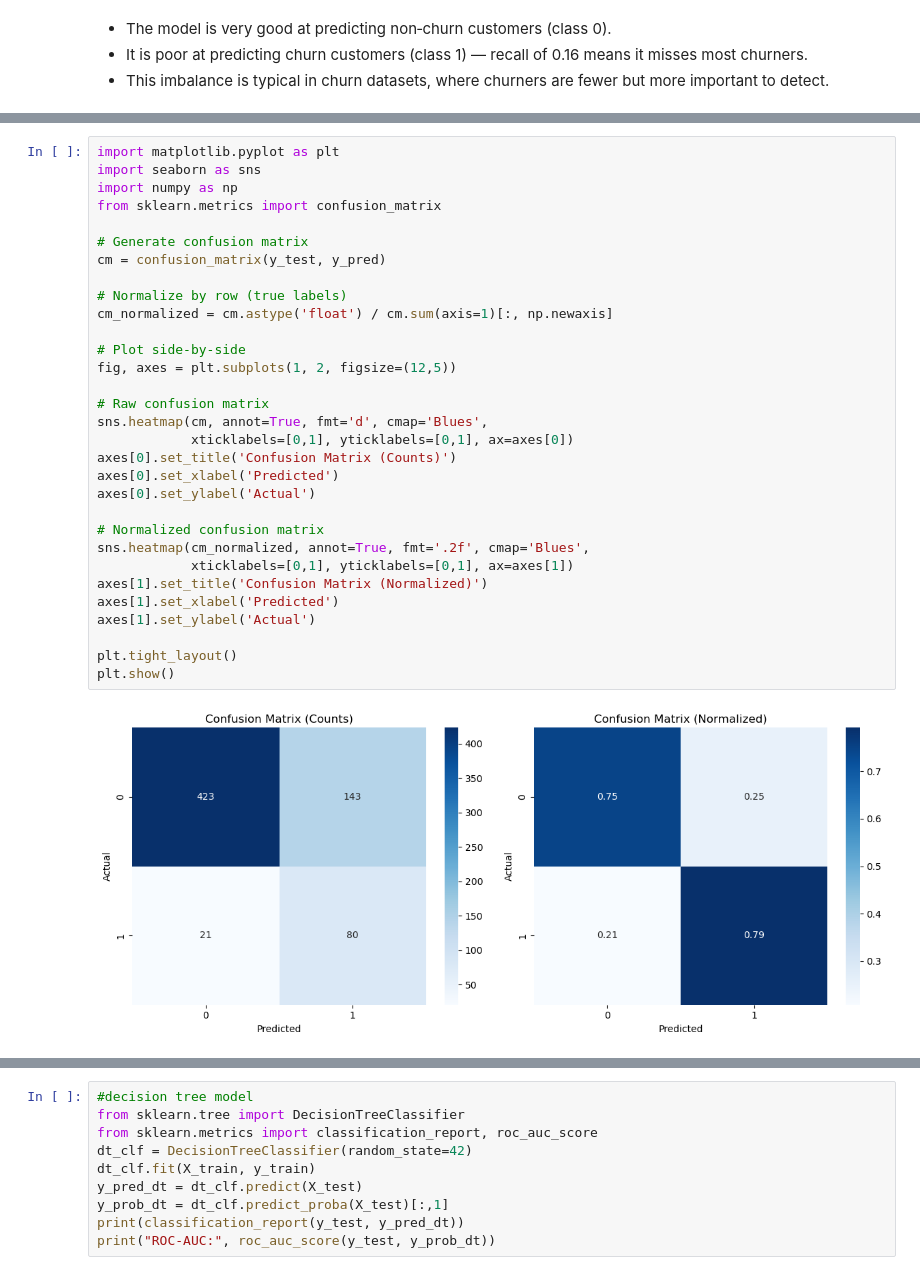
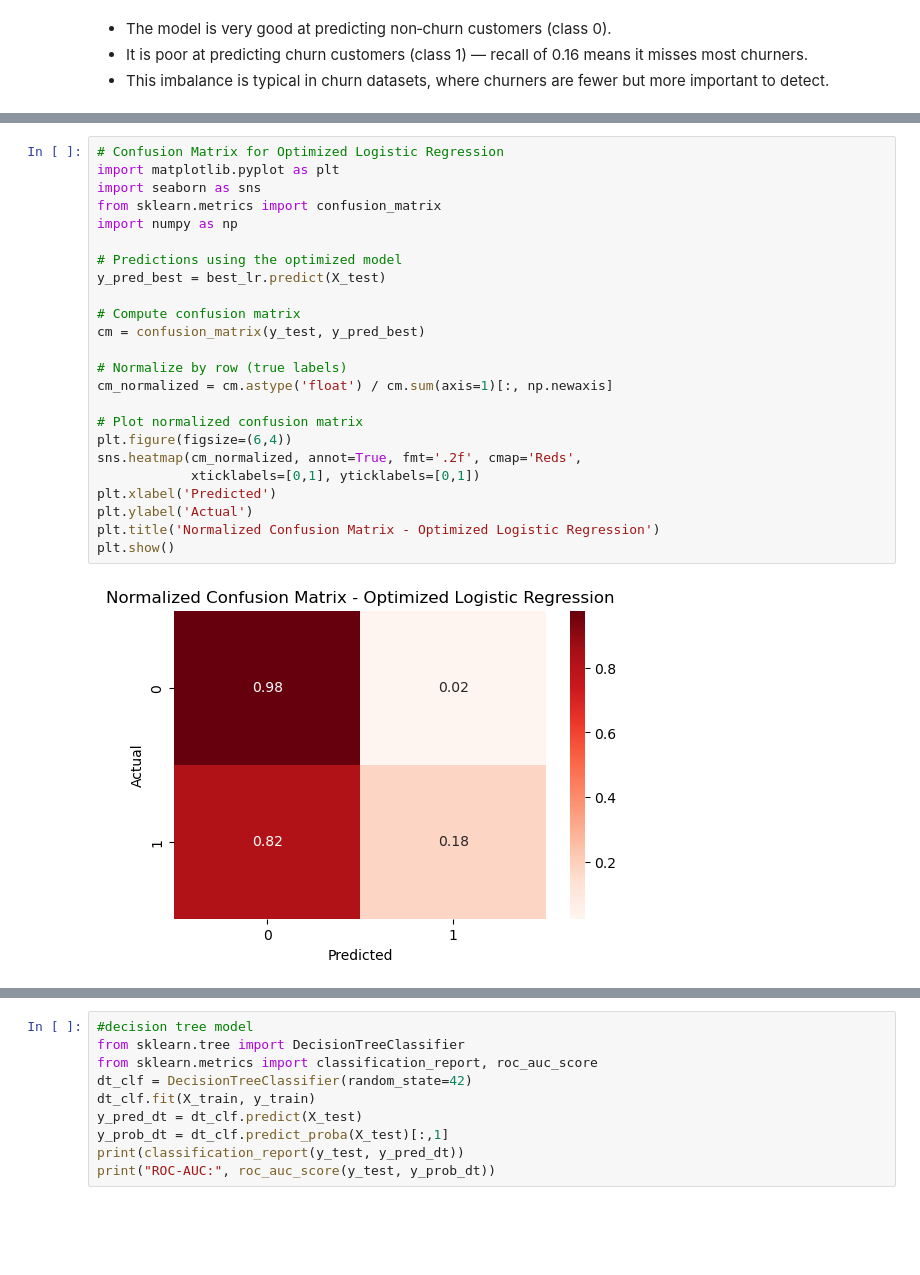
Before and after one commit to Shan001-coder/phase3_proje, a Jupyter notebook: index.ipynb, the cells around one changed output, grey strips where cells are left out. Saved outputs shown, nothing was run; the diff lists cells and outputs as text; blank space fills up the shorter version.

```diff
--- a/index.ipynb
+++ b/index.ipynb
@@ -366,33 +398,26 @@ plt.show()
-# %%
-import matplotlib.pyplot as plt
-import seaborn as sns
-import numpy as np
-from sklearn.metrics import confusion_matrix
-
-# Generate confusion matrix
-cm = confusion_matrix(y_test, y_pred)
-
-# Normalize by row (true labels)
-cm_normalized = cm.astype('float') / cm.sum(axis=1)[:, np.newaxis]
-
-# Plot side-by-side
-fig, axes = plt.subplots(1, 2, figsize=(12,5))
-
-# Raw confusion matrix
-sns.heatmap(cm, annot=True, fmt='d', cmap='Blues',
-            xticklabels=[0,1], yticklabels=[0,1], ax=axes[0])
-axes[0].set_title('Confusion Matrix (Counts)')
-axes[0].set_xlabel('Predicted')
-axes[0].set_ylabel('Actual')
-
-# Normalized confusion matrix
-sns.heatmap(cm_normalized, annot=True, fmt='.2f', cmap='Blues',
-            xticklabels=[0,1], yticklabels=[0,1], ax=axes[1])
-axes[1].set_title('Confusion Matrix (Normalized)')
-axes[1].set_xlabel('Predicted')
-axes[1].set_ylabel('Actual')
-
-plt.tight_layout()
-plt.show()
-# %% [output]
-[figure, removed]
+# %%
+# Confusion Matrix for Optimized Logistic Regression
+import matplotlib.pyplot as plt
+import seaborn as sns
+from sklearn.metrics import confusion_matrix
+import numpy as np
+
+# Predictions using the optimized model
+y_pred_best = best_lr.predict(X_test)
+
+# Compute confusion matrix
+cm = confusion_matrix(y_test, y_pred_best)
+
+# Normalize by row (true labels)
+cm_normalized = cm.astype('float') / cm.sum(axis=1)[:, np.newaxis]
+
+# Plot normalized confusion matrix
+plt.figure(figsize=(6,4))
+sns.heatmap(cm_normalized, annot=True, fmt='.2f', cmap='Reds',
+            xticklabels=[0,1], yticklabels=[0,1])
+plt.xlabel('Predicted')
+plt.ylabel('Actual')
+plt.title('Normalized Confusion Matrix - Optimized Logistic Regression')
+plt.show()
+# %% [output]
+[figure, added]
```
Also changed, not shown: parts of 32 cells of this notebook.
